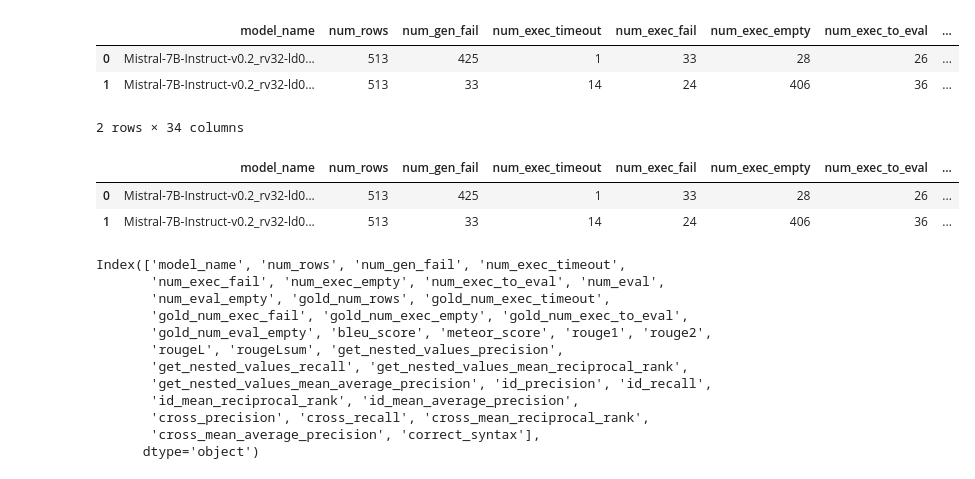
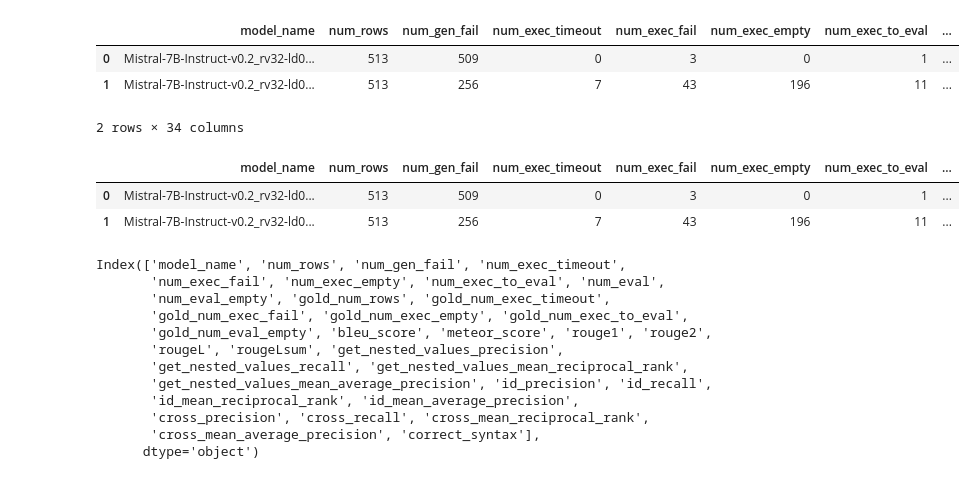
Before and after one commit to Gratic/Finetuning-LLM-for-SPARQL-generation, a Jupyter notebook: scripts/concatened_evaluation_viz.ipynb, the cells around one changed output. Saved outputs shown, nothing was run; the diff lists cells and outputs as text; code cells hidden in the pictures.

```diff
--- a/scripts/concatened_evaluation_viz.ipynb
+++ b/scripts/concatened_evaluation_viz.ipynb
@@ -8,12 +8,12 @@ import pandas as pd
 import matplotlib.pyplot as plt
 import re
 # %%
-df = load_dataset(Path("../outputs/batch_run/experiment_basic_vs_template_8/concatened-evaluations.json"))
+df = load_dataset(Path("../outputs/batch_run/template_test/concatened-evaluations.json"))
 df.head()
 # %% [output]
 |  | model_name | num_rows | num_gen_fail | num_exec_timeout | num_exec_fail | num_exec_empty | num_exec_to_eval | ... |
-| 0 | Mistral-7B-Instruct-v0.2_rv32-ld0... | 513 | 425 | 1 | 33 | 28 | 26 | ... |
-| 1 | Mistral-7B-Instruct-v0.2_rv32-ld0... | 513 | 33 | 14 | 24 | 406 | 36 | ... |
+| 0 | Mistral-7B-Instruct-v0.2_rv32-ld0... | 513 | 509 | 0 | 3 | 0 | 1 | ... |
+| 1 | Mistral-7B-Instruct-v0.2_rv32-ld0... | 513 | 256 | 7 | 43 | 196 | 11 | ... |
 2 rows × 34 columns
 # %%
 df[['model_name', 'num_rows', 'num_gen_fail', 'num_exec_timeout',
@@ -23,8 +23,8 @@ df[['model_name', 'num_rows', 'num_gen_fail', 'num_exec_timeout',
        'gold_num_eval_empty']]
 # %% [output]
 |  | model_name | num_rows | num_gen_fail | num_exec_timeout | num_exec_fail | num_exec_empty | num_exec_to_eval | ... |
-| 0 | Mistral-7B-Instruct-v0.2_rv32-ld0... | 513 | 425 | 1 | 33 | 28 | 26 | ... |
-| 1 | Mistral-7B-Instruct-v0.2_rv32-ld0... | 513 | 33 | 14 | 24 | 406 | 36 | ... |
+| 0 | Mistral-7B-Instruct-v0.2_rv32-ld0... | 513 | 509 | 0 | 3 | 0 | 1 | ... |
+| 1 | Mistral-7B-Instruct-v0.2_rv32-ld0... | 513 | 256 | 7 | 43 | 196 | 11 | ... |
 # %%
 print(df.columns)
 # %% [output]
```
Also changed, not shown: parts of 10 cells of this notebook, 3 other files.
